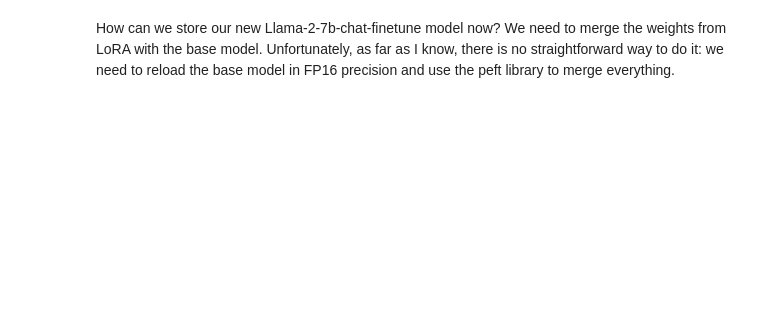
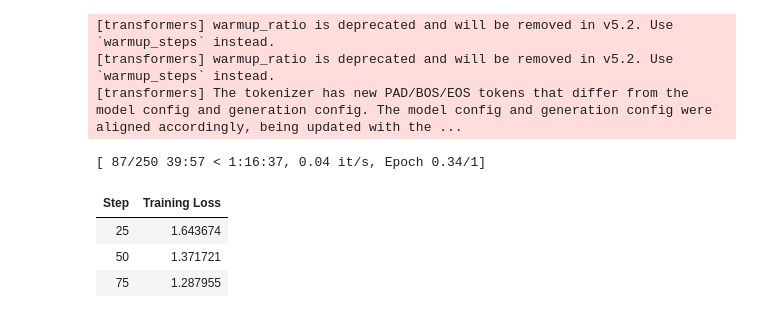
Before and after one commit to Abhishek-Janjal/finetune-llm, a Jupyter notebook: Quantized-Low-Rank-Adaptation(QLoRA).ipynb, the cells around one changed output. Drawn from its saved outputs; the diff is of its cells as text; code cells hidden in the pictures; blank space fills up the shorter version.

Commit message:
qlora train

```diff
--- a/Quantized-Low-Rank-Adaptation(QLoRA).ipynb
+++ b/Quantized-Low-Rank-Adaptation(QLoRA).ipynb
@@ -107,3 +84,53 @@ trainer.train()
+# %%
+model.gradient_checkpointing_enable()
+model.config.use_cache = False
+
+peft_config = LoraConfig(
+    r=8,
+    lora_alpha=8,
+    lora_dropout=0.1,
+    bias="none",
+    task_type="CAUSAL_LM",
+)
+
+training_arguments = TrainingArguments(
+    output_dir="./results",
+    num_train_epochs=1,
+    per_device_train_batch_size=1,
+    gradient_accumulation_steps=4,
+    optim="paged_adamw_8bit",
+    save_steps=0,
+    logging_steps=25,
+    learning_rate=2e-4,
+    weight_decay=0.001,
+    fp16=False,
+    bf16=True,
+    max_grad_norm=0.3,
+    warmup_steps=8,
+    lr_scheduler_type="cosine",
+    report_to="none",
+)
+
+# Set supervised fine-tuning parameters
+trainer = SFTTrainer(
+    model=model,
+    train_dataset=dataset,
+    peft_config=peft_config,
+    processing_class=tokenizer,
+    args=training_arguments,
+)
+
+# Train model
+trainer.train()
+# %% [output]
+[transformers] warmup_ratio is deprecated and will be removed in v5.2. Use `warmup_steps` instead.
+[transformers] warmup_ratio is deprecated and will be removed in v5.2. Use `warmup_steps` instead.
+[transformers] The tokenizer has new PAD/BOS/EOS tokens that differ from the model config and generation config. The model config and generation config were aligned accordingly, being updated with the ...
+[ 87/250 39:57 < 1:16:37, 0.04 it/s, Epoch 0.34/1]
+| Step | Training Loss |
+| 25 | 1.643674 |
+| 50 | 1.371721 |
+| 75 | 1.287955 |
 # %%
 # Save trained model
 trainer.model.save_pretrained(new_model)
@@ -116,8 +143,6 @@ prompt = "What is a large language model?"
 pipe = pipeline(task="text-generation", model=model, tokenizer=tokenizer, max_length=200)
 result = pipe(f"<s>[INST] {prompt} [/INST]")
 print(result[0]['generated_text'])
-# %% [markdown]
-How can we store our new Llama-2-7b-chat-finetune model now? We need to merge the weights from LoRA with the base model. Unfortunately, as far as I know, there is no straightforward way to do it: we need to reload the base model in FP16 precision and use the peft library to merge everything.
 # %%
 # Reload model in FP16 and merge it with LoRA weights
 base_model = AutoModelForCausalLM.from_pretrained(
```
Also changed, not shown: parts of 3 cells of this notebook.
